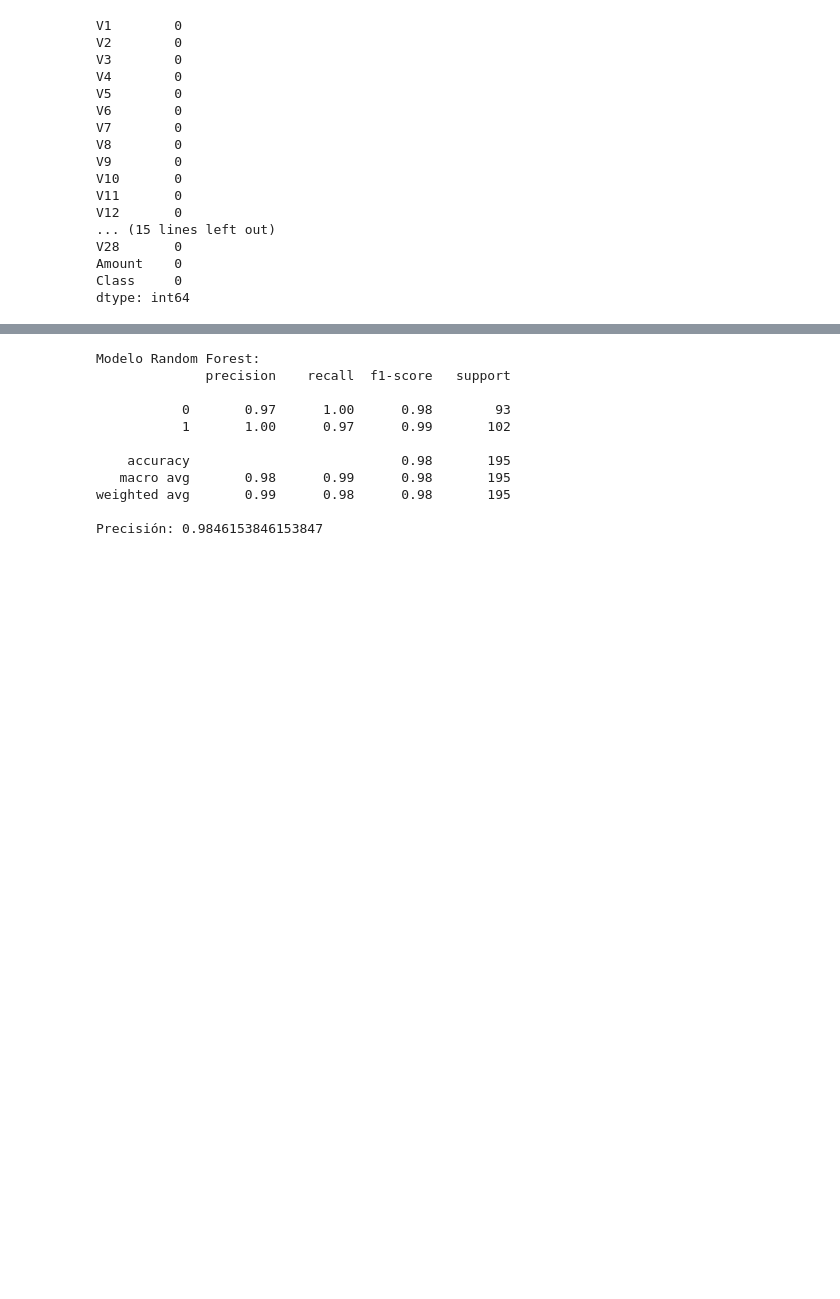
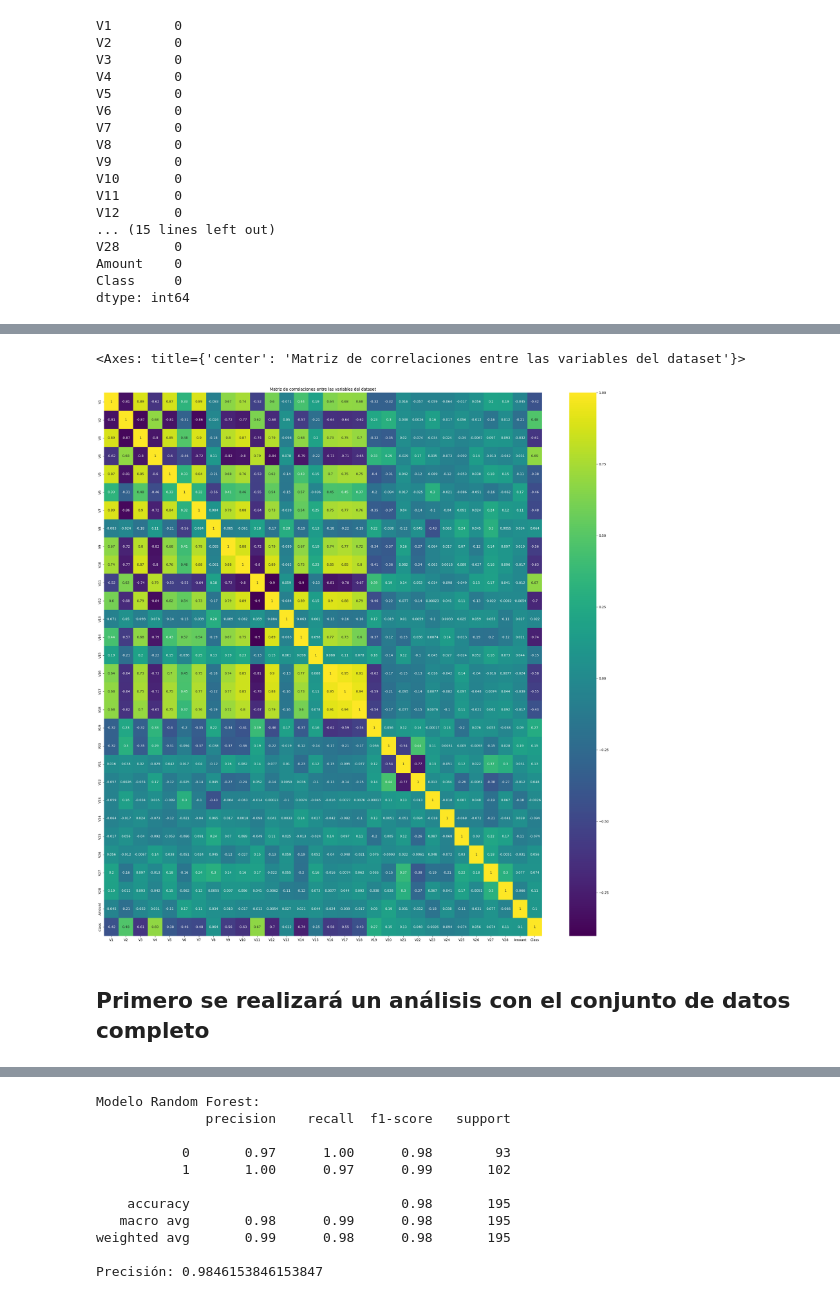
Before and after one commit to fotosycaptura/Taller-IA-2, a Jupyter notebook: Candidato-02.ipynb, the cells around one changed output, grey strips where cells are left out. Drawn from its saved outputs; the diff is of its cells as text; code cells hidden in the pictures; blank space fills up the shorter version.

```diff
--- a/Candidato-02.ipynb
+++ b/Candidato-02.ipynb
@@ -80,3 +128,13 @@ dtype: int64
+# %%
+# Método para gráficar una matriz de correlaciones como heatmap
+plt.figure(figsize = (30,30))
+plt.title('Matriz de correlaciones entre las variables del dataset', fontsize = 12)
+sn.heatmap(df.corr(), cmap = 'viridis', annot = True)
+# %% [output]
+<Axes: title={'center': 'Matriz de correlaciones entre las variables del dataset'}>
+[figure, added]
+# %% [markdown]
+## Primero se realizará un análisis con el conjunto de datos completo
 # %%
 # Se separan las variables
 X = df.drop(columns=['Class'])
```
Also changed, not shown: parts of 14 cells of this notebook.
